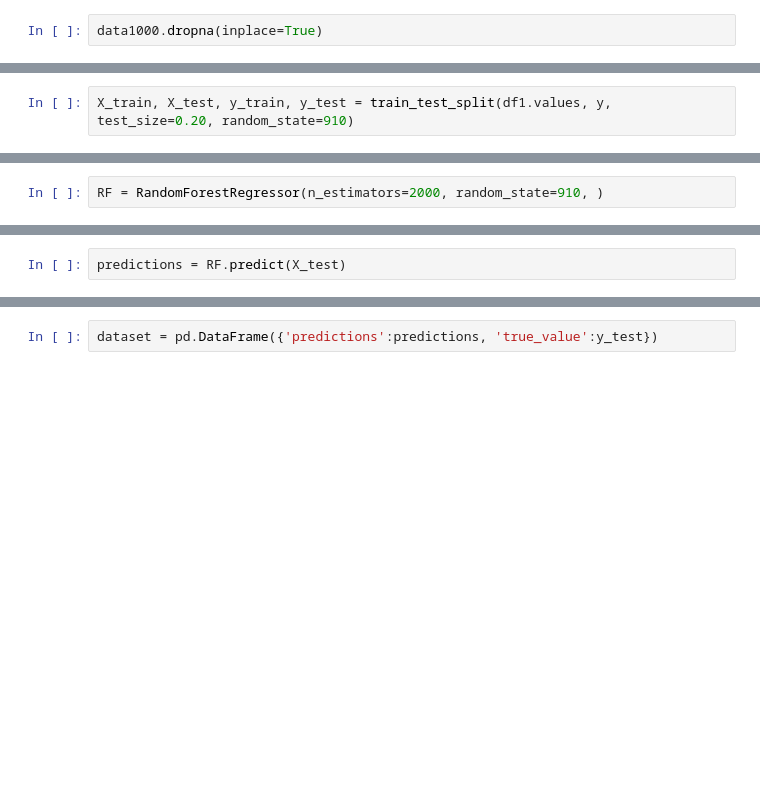
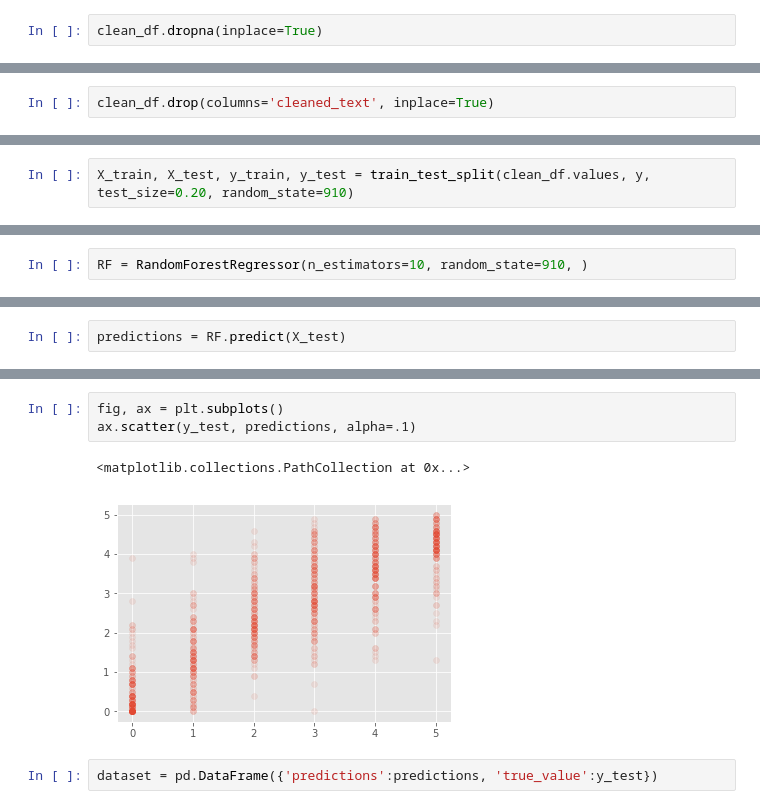
Before and after one commit to Beige-Coffee/Wikipedia-Knowledge-Graph, a Jupyter notebook: Feature_Engineering/Features_EDA.ipynb, the cells around one changed output, grey strips where cells are left out. Drawn from its saved outputs; the diff is of its cells as text; blank space fills up the shorter version.

```diff
--- a/Feature_Engineering/Features_EDA.ipynb
+++ b/Feature_Engineering/Features_EDA.ipynb
@@ -185,2 +137,2 @@ See the caveats in the documentation: http://pandas.pydata.org/pandas-docs/stabl
 # %%
-data1000.dropna(inplace=True)
+clean_df.dropna(inplace=True)
@@ -198,0 +139,2 @@ y = data1000.label.values
+# %%
+clean_df.drop(columns='cleaned_text', inplace=True)
@@ -199,11 +143,11 @@ y = data1000.label.values
 # %% [markdown]
 # Test/Train Split
 # %%
-X_train, X_test, y_train, y_test = train_test_split(df1.values, y, test_size=0.20, random_state=910)
+X_train, X_test, y_train, y_test = train_test_split(clean_df.values, y, test_size=0.20, random_state=910)
 # %% [markdown]
 # Random Forrest
 # %%
-RF = RandomForestRegressor(n_estimators=2000, random_state=910, )
+RF = RandomForestRegressor(n_estimators=10, random_state=910, )
 # %%
 RF.fit(X_train, y_train)
 # %% [output]
@@ -223,3 +167,9 @@ mean_squared_error(y_test, predictions)
+# %%
+fig, ax = plt.subplots()
+ax.scatter(y_test, predictions, alpha=.1)
+# %% [output]
+<matplotlib.collections.PathCollection at 0x...>
+[figure, added]
 # %%
 dataset = pd.DataFrame({'predictions':predictions, 'true_value':y_test})
 # %%
```
Also changed, not shown: parts of 14 cells of this notebook, 2 other files.
